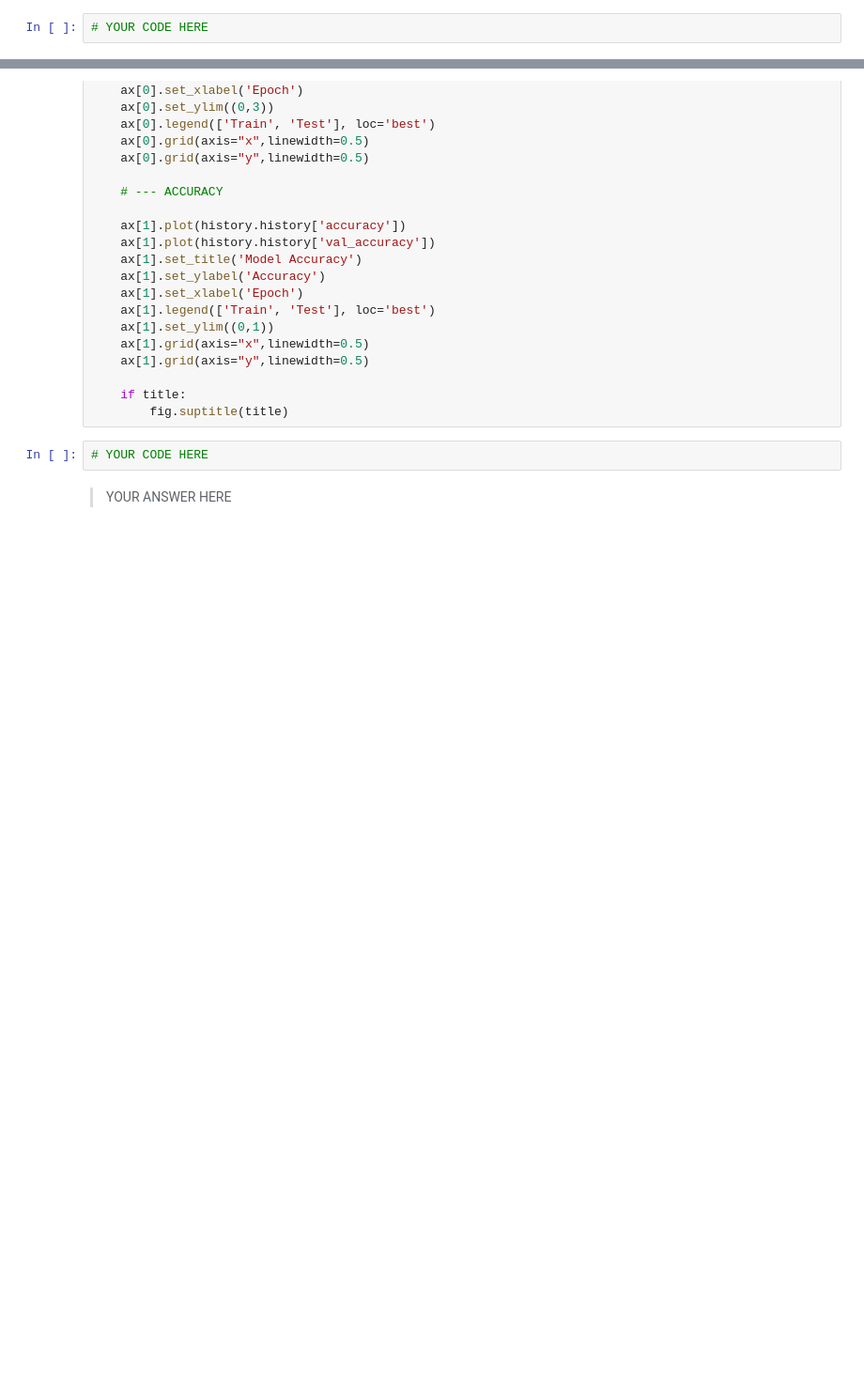
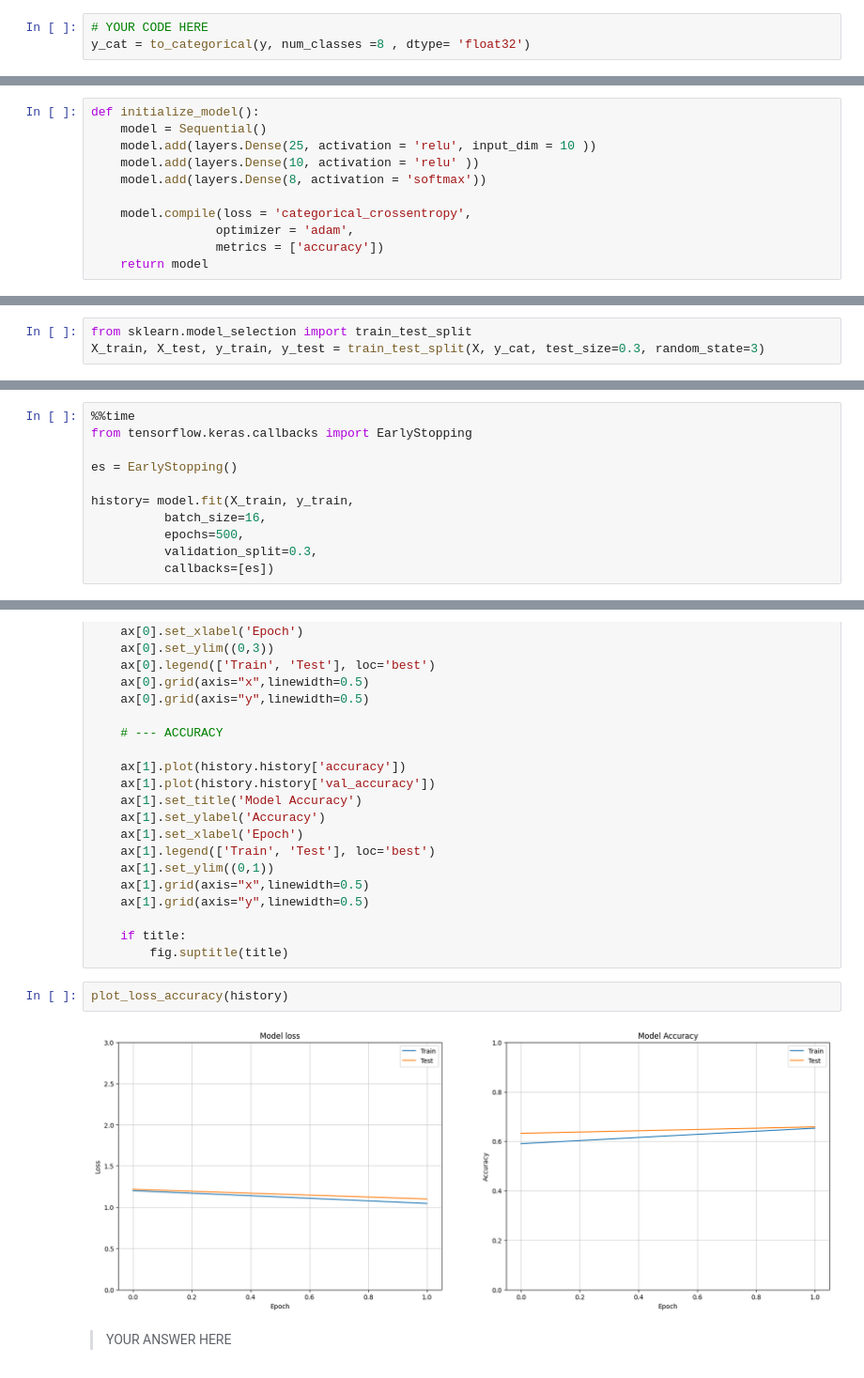
Before and after one commit to mariazog/data-how-to-properly-prevent-overfitting, a Jupyter notebook: how_to_properly_prevent_overfitting.ipynb, the cells around one changed output, grey strips where cells are left out. Shown at 94% size. Drawn from its saved outputs; the diff is of its cells as text; blank space fills up the shorter version.

```diff
--- a/how_to_properly_prevent_overfitting.ipynb
+++ b/how_to_properly_prevent_overfitting.ipynb
@@ -46,5 +63,6 @@ from tensorflow.keras.utils import to_categorical
 # %%
 # YOUR CODE HERE
+y_cat = to_categorical(y, num_classes =8 , dtype= 'float32')
 # %% [markdown]
 
 ## (1) Cross Validation in Deep Learning
@@ -91,3 +107,14 @@ def initialize_model():
+# %%
+def initialize_model():
+    model = Sequential()
+    model.add(layers.Dense(25, activation = 'relu', input_dim = 10 ))
+    model.add(layers.Dense(10, activation = 'relu' ))
+    model.add(layers.Dense(8, activation = 'softmax'))
+
+    model.compile(loss = 'categorical_crossentropy',
+                 optimizer = 'adam',
+                 metrics = ['accuracy'])
+    return model
 # %% [markdown]
 
 ❓ **Question: Cross-Validating the Neural Net** ❓
@@ -151,3 +223,6 @@ For the rest of the exercise (and of the Deep Learning module), split the datase
+# %%
+from sklearn.model_selection import train_test_split
+X_train, X_test, y_train, y_test = train_test_split(X, y_cat, test_size=0.3, random_state=3)
 # %% [markdown]
 ## (2) How to prevent a Neural Network from overfitting?
 # %% [markdown]
@@ -166,0 +238,11 @@ pass  # YOUR CODE HERE
+# %%
+%%time
+from tensorflow.keras.callbacks import EarlyStopping
+
+es = EarlyStopping()
+
+history= model.fit(X_train, y_train,
+          batch_size=16,
+          epochs=500,
+          validation_split=0.3,
+          callbacks=[es])
@@ -206,8 +295,10 @@ def plot_loss_accuracy(history, title=None):
 
     if title:
         fig.suptitle(title)
-# %%
-# YOUR CODE HERE
+# %%
+plot_loss_accuracy(history)
+# %% [output]
+[figure, added]
 # %% [markdown]
 > YOUR ANSWER HERE
 # %% [markdown]
```
Also changed, not shown: parts of 30 cells of this notebook.
